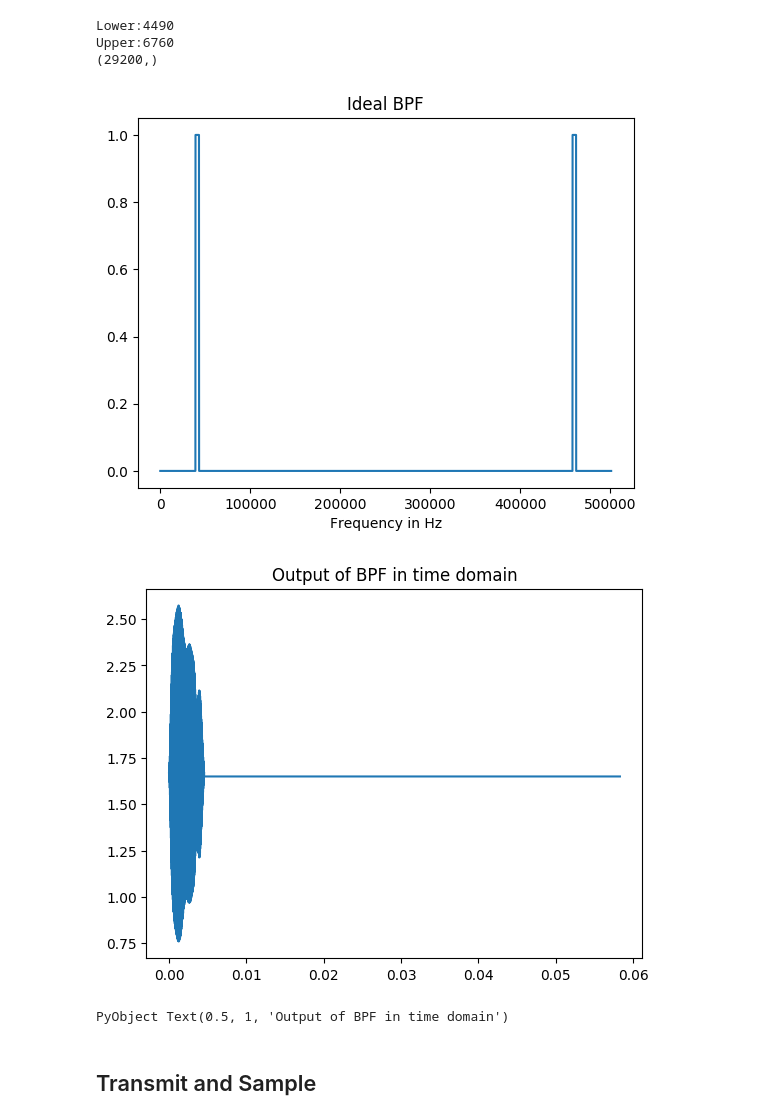
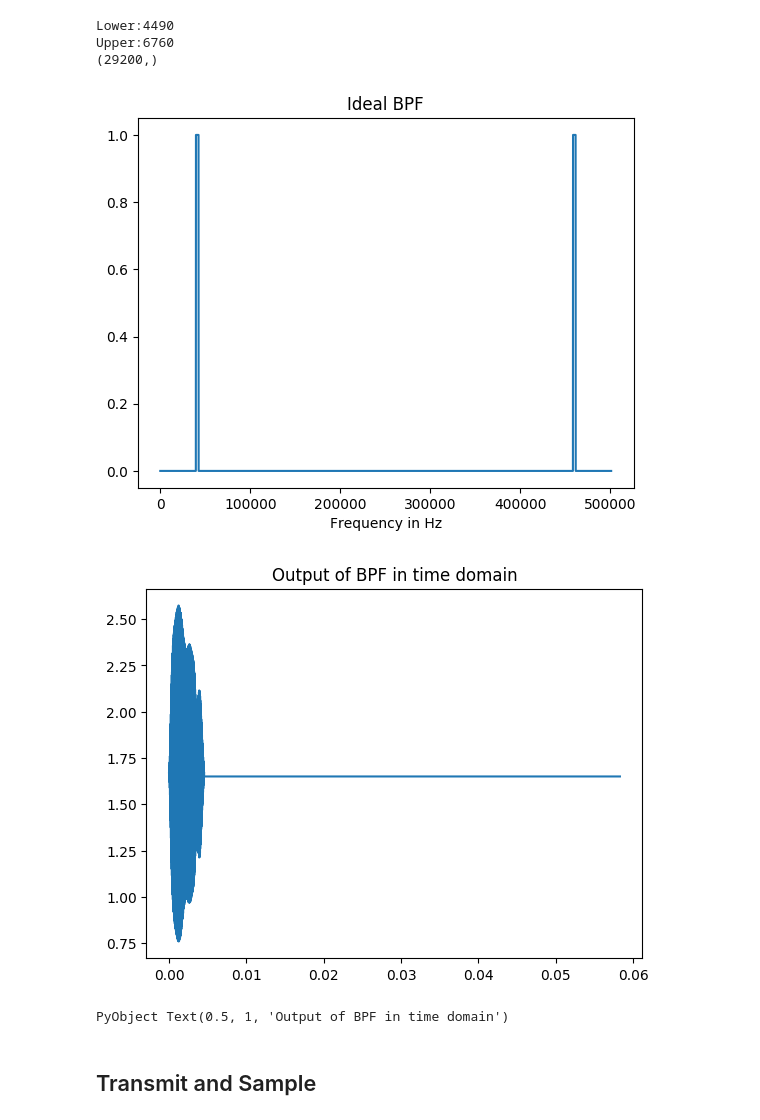
Before and after one commit to GDFLAW001/Sonar-Design, a Jupyter notebook: Source Code/Matthews Code/oneDimensionalPinger.ipynb, the cells around one changed output. Saved outputs shown, nothing was run; the diff lists cells and outputs as text; code cells hidden in the pictures.

```diff
--- a/Source Code/Matthews Code/oneDimensionalPinger.ipynb
+++ b/Source Code/Matthews Code/oneDimensionalPinger.ipynb
@@ -124,35 +124,35 @@ end
 
 ω = 0:Δω:(N-1)*Δω
 f = ω/(2*π)
 
 ## Pass square wave through a BPF centred on fundamental ω0
 ## The BPF is narrow enough only to allow the fundamental component to pass.
 
 ω0=41000*2π
 
-B = 4000 # filter bandwidth in Hz
+B = 3000 # filter bandwidth in Hz
 
 # In the sampled frequency domain, position two rect()
 # i.e. centred on ω0 rad/s and on 2pi/Δt-ω0 rad/s.
 
 H = rect((ω .- ω0)/(2*π*B)) + rect( (ω .+ (ω0 .- 2*π/Δt) )/(2*π*B) )
 
 figure()
 plot(f,H);    # Note, H in this case is purely real.
 title("Ideal BPF")
 xlabel("Frequency in Hz")
 
 
 
 #Y = CHIRP .* H
 Y = CHIRP
 y = ifft(Y)   # Transform back to time domain using inverse transform
 
 figure()
 plot(t,y)
 title("Output of BPF in time domain")
 # %% [output]
-[figure, old version]
+[figure, new version]
 [figure]
 PyObject Text(0.5, 1, 'Output of BPF in time domain')
 # %%
```
Also changed, not shown: parts of 6 cells of this notebook, 1 other file.
